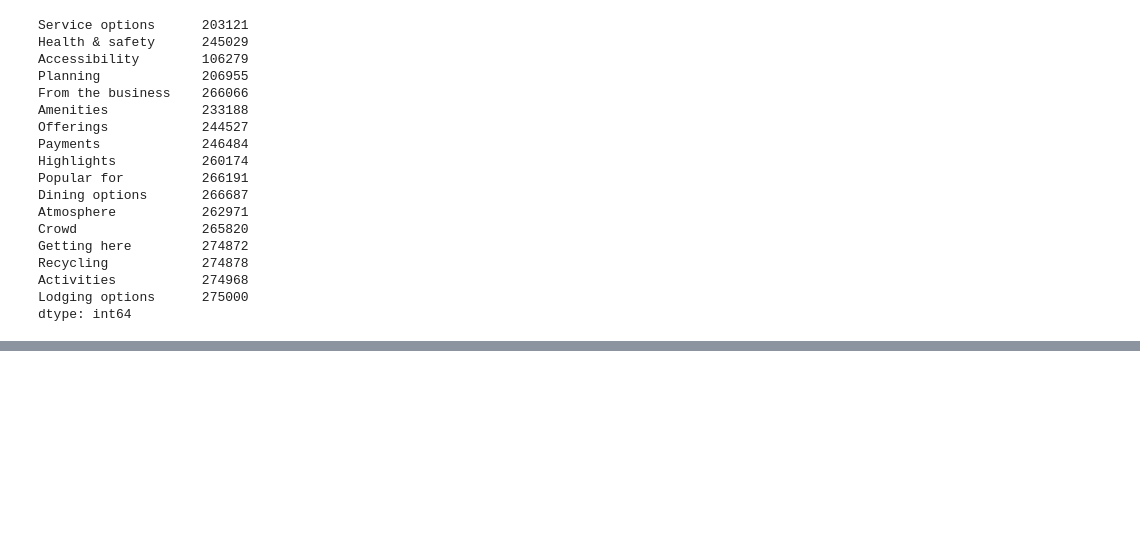
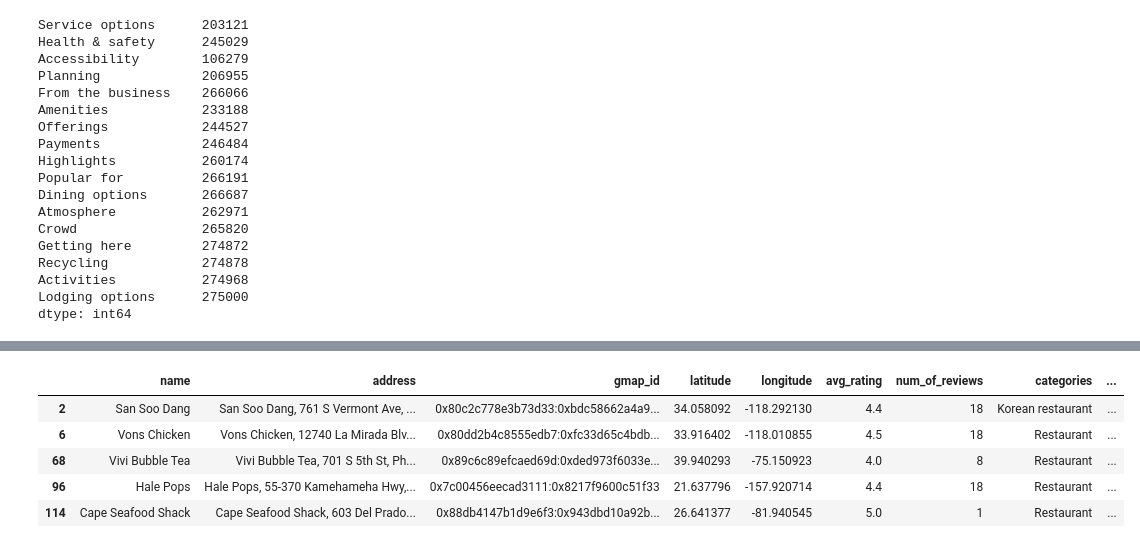
Before and after one commit to Constanzafl/Proyecto_Final, a Jupyter notebook: Sprint 2/ETL/ETL_GY_N.ipynb, the cells around one changed output, grey strips where cells are left out. Cells and saved outputs as stored; diff of their text form; code cells hidden in the pictures; blank space fills up the shorter version.

```diff
--- a/Sprint 2/ETL/ETL_GY_N.ipynb
+++ b/Sprint 2/ETL/ETL_GY_N.ipynb
@@ -484,0 +531,4 @@ Sites_G.head()
+# %%
+# concatenate "hours_df" to "Dim_Sites"
+Dim_Sites = pd.concat([Dim_Sites, hours_df], axis=1)
+Dim_Sites.drop(columns="hours",axis=1,inplace=True)
@@ -600,4 +663,4 @@ dtype: int64
 # %%
 # MISC has too many Na values, becouse of that i will delete the column
 # %%
-Sites_G.drop(columns="MISC",axis=1,inplace=True)
+Dim_Sites.drop(columns="MISC",axis=1,inplace=True)
@@ -674,0 +686,10 @@ prueba_melted.reset_index(drop=True, inplace=True)
+# %%
+# Overview of Dim Sites Dataframe
+Dim_Sites.head()
+# %% [output]
+|  | name | address | gmap_id | latitude | longitude | avg_rating | num_of_reviews | categories | ... |
+| 2 | San Soo Dang | San Soo Dang, 761 S Vermont Ave, ... | 0x80c2c778e3b73d33:0xbdc58662a4a9... | 34.058092 | -118.292130 | 4.4 | 18 | Korean restaurant | ... |
+| 6 | Vons Chicken | Vons Chicken, 12740 La Mirada Blv... | 0x80dd2b4c8555edb7:0xfc33d65c4bdb... | 33.916402 | -118.010855 | 4.5 | 18 | Restaurant | ... |
+| 68 | Vivi Bubble Tea | Vivi Bubble Tea, 701 S 5th St, Ph... | 0x89c6c89efcaed69d:0xded973f6033e... | 39.940293 | -75.150923 | 4.0 | 8 | Restaurant | ... |
+| 96 | Hale Pops | Hale Pops, 55-370 Kamehameha Hwy,... | 0x7c00456eecad3111:0x8217f9600c51f33 | 21.637796 | -157.920714 | 4.4 | 18 | Restaurant | ... |
+| 114 | Cape Seafood Shack | Cape Seafood Shack, 603 Del Prado... | 0x88db4147b1d9e6f3:0x943dbd10a92b... | 26.641377 | -81.940545 | 5.0 | 1 | Restaurant | ... |
```
Also changed, not shown: parts of 53 cells of this notebook, 1 other file.
